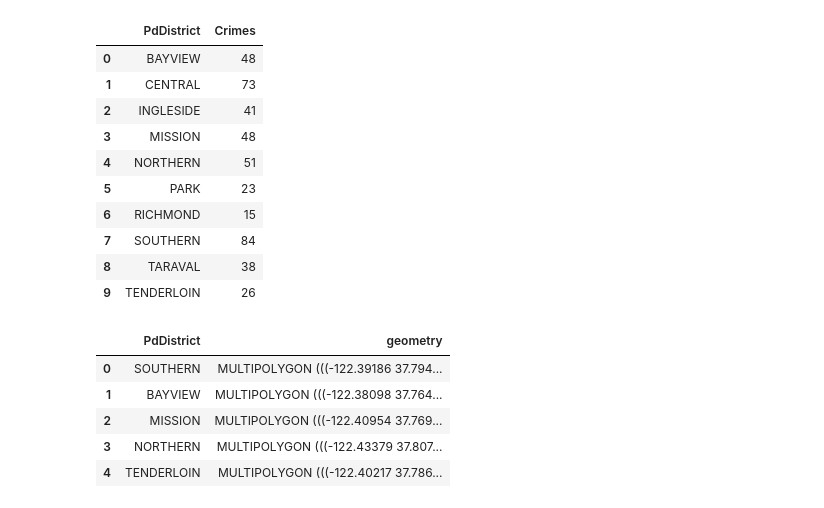
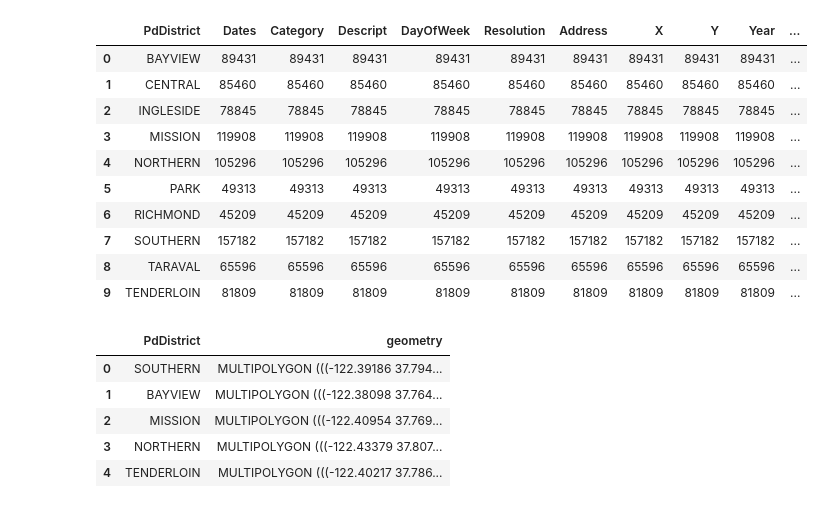
Before and after one commit to fescobar96/Crime-Prediction-in-San-Francisco, a Jupyter notebook: San_Francisco_Interactive.ipynb, the cells around one changed output. Cells and saved outputs as stored; diff of their text form; code cells hidden in the pictures.

```diff
--- a/San_Francisco_Interactive.ipynb
+++ b/San_Francisco_Interactive.ipynb
@@ -43,27 +40,27 @@ data.head()
 | 4 | 2015-05-13 23:30:00 | LARCENY/THEFT | GRAND THEFT FROM LOCKED AUTO | Wednesday | PARK | NONE | 100 Block of BRODERICK ST | -122.438738 | 37.771541 | 2015 | ... |
 # %%
 map_test = data.copy()
-map_test = map_test[map_test["Year"] == 2015]
-map_test = map_test[map_test["Month"] == 1]
-map_test = map_test[map_test["Day"] == 5]
-map_test = map_test.drop(columns=["Descript", "DayOfWeek", "Resolution", "Address", "X", "Y", "Dates", "Year","Month","Day"])
+#map_test = map_test[map_test["Year"] == 2015]
+#map_test = map_test[map_test["Month"] == 1]
+#map_test = map_test[map_test["Day"] == 5]
+#map_test = map_test.drop(columns=["Descript", "DayOfWeek", "Resolution", "Address", "X", "Y", "Dates", "Year","Month","Day"])
 map_test = map_test.groupby(by=["PdDistrict"]).agg("count")
 map_test["Crimes"] = map_test["Category"]
-map_test = map_test.drop(columns=["Category"])
+#map_test = map_test.drop(columns=["Category"])
 map_test.reset_index(inplace=True)
 map_test
 # %% [output]
-|  | PdDistrict | Crimes |
-| 0 | BAYVIEW | 48 |
-| 1 | CENTRAL | 73 |
-| 2 | INGLESIDE | 41 |
-| 3 | MISSION | 48 |
-| 4 | NORTHERN | 51 |
-| 5 | PARK | 23 |
-| 6 | RICHMOND | 15 |
-| 7 | SOUTHERN | 84 |
-| 8 | TARAVAL | 38 |
-| 9 | TENDERLOIN | 26 |
+|  | PdDistrict | Dates | Category | Descript | DayOfWeek | Resolution | Address | X | Y | Year | ... |
+| 0 | BAYVIEW | 89431 | 89431 | 89431 | 89431 | 89431 | 89431 | 89431 | 89431 | 89431 | ... |
+| 1 | CENTRAL | 85460 | 85460 | 85460 | 85460 | 85460 | 85460 | 85460 | 85460 | 85460 | ... |
+| 2 | INGLESIDE | 78845 | 78845 | 78845 | 78845 | 78845 | 78845 | 78845 | 78845 | 78845 | ... |
+| 3 | MISSION | 119908 | 119908 | 119908 | 119908 | 119908 | 119908 | 119908 | 119908 | 119908 | ... |
+| 4 | NORTHERN | 105296 | 105296 | 105296 | 105296 | 105296 | 105296 | 105296 | 105296 | 105296 | ... |
+| 5 | PARK | 49313 | 49313 | 49313 | 49313 | 49313 | 49313 | 49313 | 49313 | 49313 | ... |
+| 6 | RICHMOND | 45209 | 45209 | 45209 | 45209 | 45209 | 45209 | 45209 | 45209 | 45209 | ... |
+| 7 | SOUTHERN | 157182 | 157182 | 157182 | 157182 | 157182 | 157182 | 157182 | 157182 | 157182 | ... |
+| 8 | TARAVAL | 65596 | 65596 | 65596 | 65596 | 65596 | 65596 | 65596 | 65596 | 65596 | ... |
+| 9 | TENDERLOIN | 81809 | 81809 | 81809 | 81809 | 81809 | 81809 | 81809 | 81809 | 81809 | ... |
 # %%
 sfpd = gpd.read_file("current_police_districts.geojson")
 # %%
```
Also changed, not shown: parts of 4 cells of this notebook.
